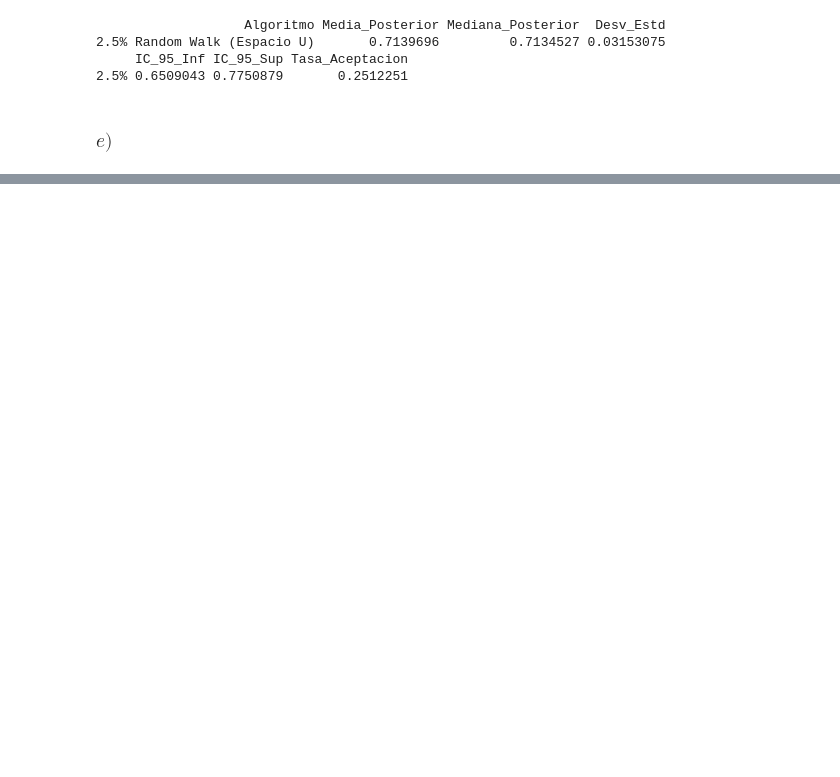
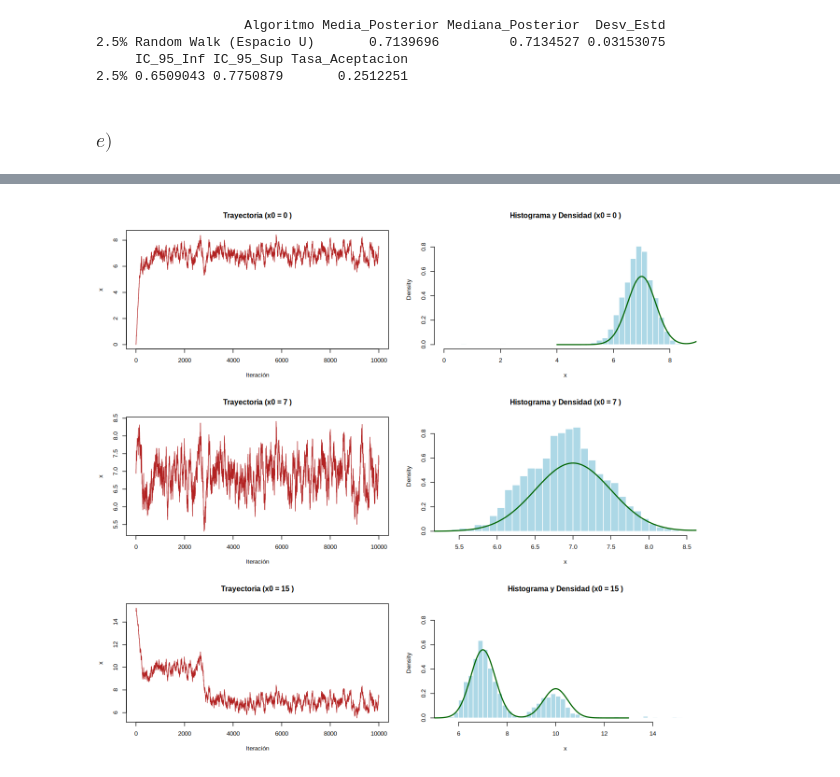
Before and after one commit to Nicolas-Bernal/Simulacion-Estadistica, a Jupyter notebook: MARKOV CHAIN MONTE CARLO/Metropolis Hasting/METROPOLIS–HASTINGS_ALGORITHM.ipynb, the cells around one changed output, grey strips where cells are left out. Saved outputs shown, nothing was run; the diff lists cells and outputs as text; code cells hidden in the pictures; blank space fills up the shorter version.

```diff
--- a/MARKOV CHAIN MONTE CARLO/Metropolis Hasting/METROPOLIS–HASTINGS_ALGORITHM.ipynb
+++ b/MARKOV CHAIN MONTE CARLO/Metropolis Hasting/METROPOLIS–HASTINGS_ALGORITHM.ipynb
@@ -310,8 +310,8 @@ for(t in 1:(N-1)){
     cadena_d[t + 1] = delta_prop
     aceptados_d = aceptados_d + 1
   } else {
-    cadena_u[t + 1] <- cadena_u[t]
-    cadena_d[t + 1] <- cadena_d[t]
+    cadena_u[t + 1] = cadena_u[t]
+    cadena_d[t + 1] = cadena_d[t]
   }
 }
 cadena_dburn = cadena_d[(burn_in + 1):N]
@@ -393,0 +440,64 @@ legend("topleft",
+# %%
+
+densidad_mezcla = function(x) {
+  0.7 * dnorm(x, mean = 7, sd = 0.5) + 0.3 * dnorm(x, mean = 10, sd = 0.5)
+}
+
+log_densidad_mezcla = function(x) {
+  val = densidad_mezcla(x)
+  if (val <= 0) return(-Inf)
+  log(val)
+}
+
+
+N = 10000
+sigma_prop = 0.1
+valores_iniciales = c(0, 7, 15)
+
+options(repr.plot.width = 11, repr.plot.height = 10, repr.plot.res = 120)
+par(mfrow = c(3, 2))
+
+
+resultados = list()
+
+for (i in 1:length(valores_iniciales)) {
+  x0 = valores_iniciales[i]
+  cadena = numeric(N)
+  cadena[1] = x0
+  aceptados = 0
+
+  set.seed(123)
+
+  for (t in 1:(N - 1)) {
+
+    x_prop = rnorm(1, mean = cadena[t], sd = sigma_prop)
+
+
+    log_alpha = log_densidad_mezcla(x_prop) - log_densidad_mezcla(cadena[t])
+
+    if (log(runif(1)) < log_alpha) {
+      cadena[t + 1] = x_prop
+      aceptados = aceptados + 1
+    } else {
+      cadena[t + 1] = cadena[t]
+    }
+  }
+
+  resultados[[i]] = cadena
+
+
+  plot(cadena, type = "l", col = "firebrick",
+       main = paste("Trayectoria (x0 =", x0, ")"),
+       xlab = "Iteración", ylab = "x")
+
+
+  hist(cadena, breaks = 40, probability = TRUE, col = "lightblue", border = "white",
+       main = paste("Histograma y Densidad (x0 =", x0, ")"),
+       xlab = "x", ylim = c(0, 0.9))
+
+
+  grid_x = seq(4, 13, length.out = 300)
+  lines(grid_x, densidad_mezcla(grid_x), col = "darkgreen", lwd = 2)
+}
+# %% [output]
+[figure, added]
```
Also changed, not shown: parts of 21 cells of this notebook.
